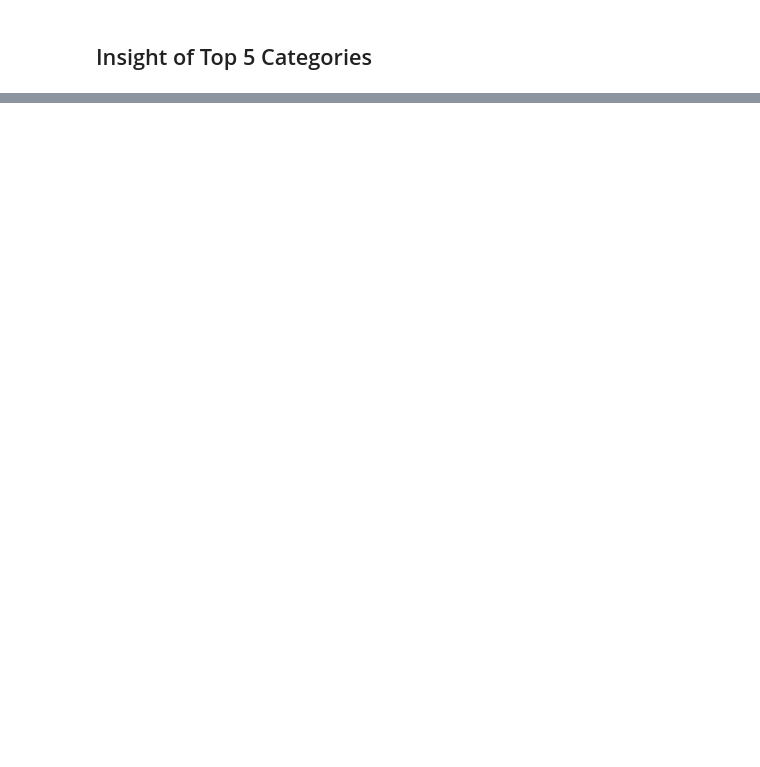
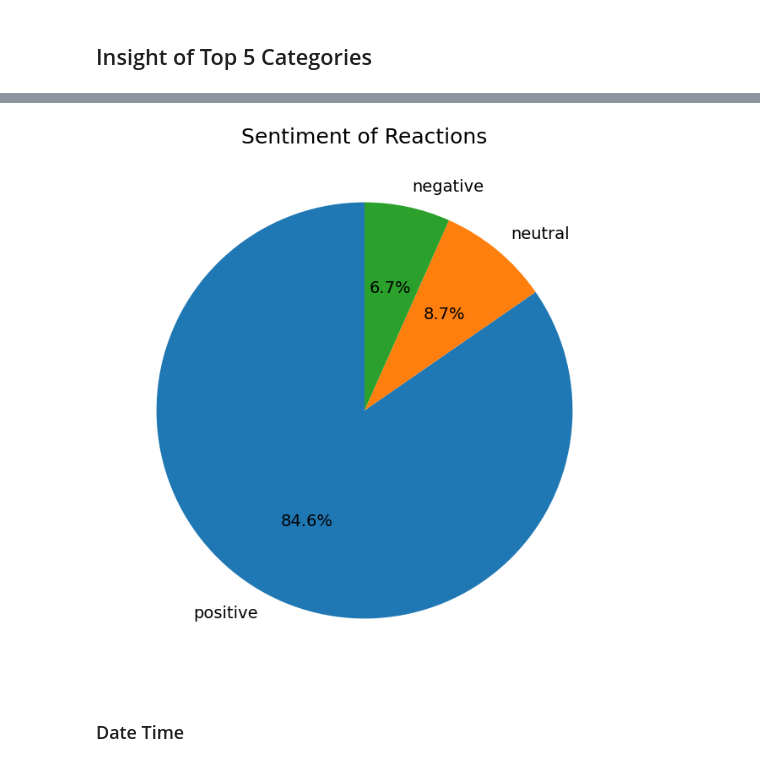
Before and after one commit to dulithaJayakodige/ForageAccentureDataAnalytics, a Jupyter notebook: dataCelaningModelling.ipynb, the cells around one changed output, grey strips where cells are left out. Saved outputs shown, nothing was run; the diff lists cells and outputs as text; code cells hidden in the pictures; blank space fills up the shorter version.

```diff
--- a/dataCelaningModelling.ipynb
+++ b/dataCelaningModelling.ipynb
@@ -321,0 +382,9 @@ top5insight.head(20)
+# %%
+plt.figure(figsize=(8, 8))
+plt.pie(SentimentScore2['Score'], labels=SentimentScore2['Sentiment'], autopct='%1.1f%%', startangle=90,  textprops={'fontsize': 14} ) #colors=['magenta','cyan','yellow'],)
+plt.title('Sentiment of Reactions',fontsize = 18)
+plt.show()
+# %% [output]
+[figure, added]
+# %% [markdown]
+### Date Time
```
Also changed, not shown: parts of 19 cells of this notebook, 6 other files.
